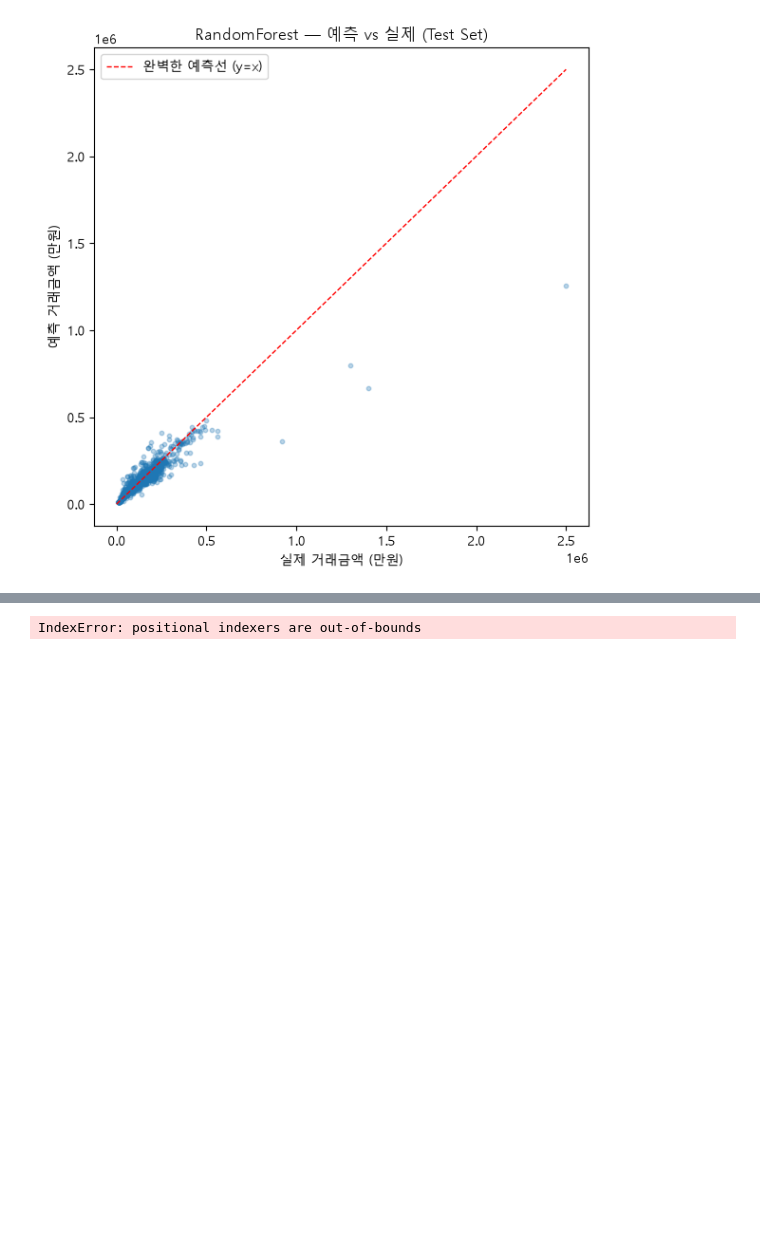
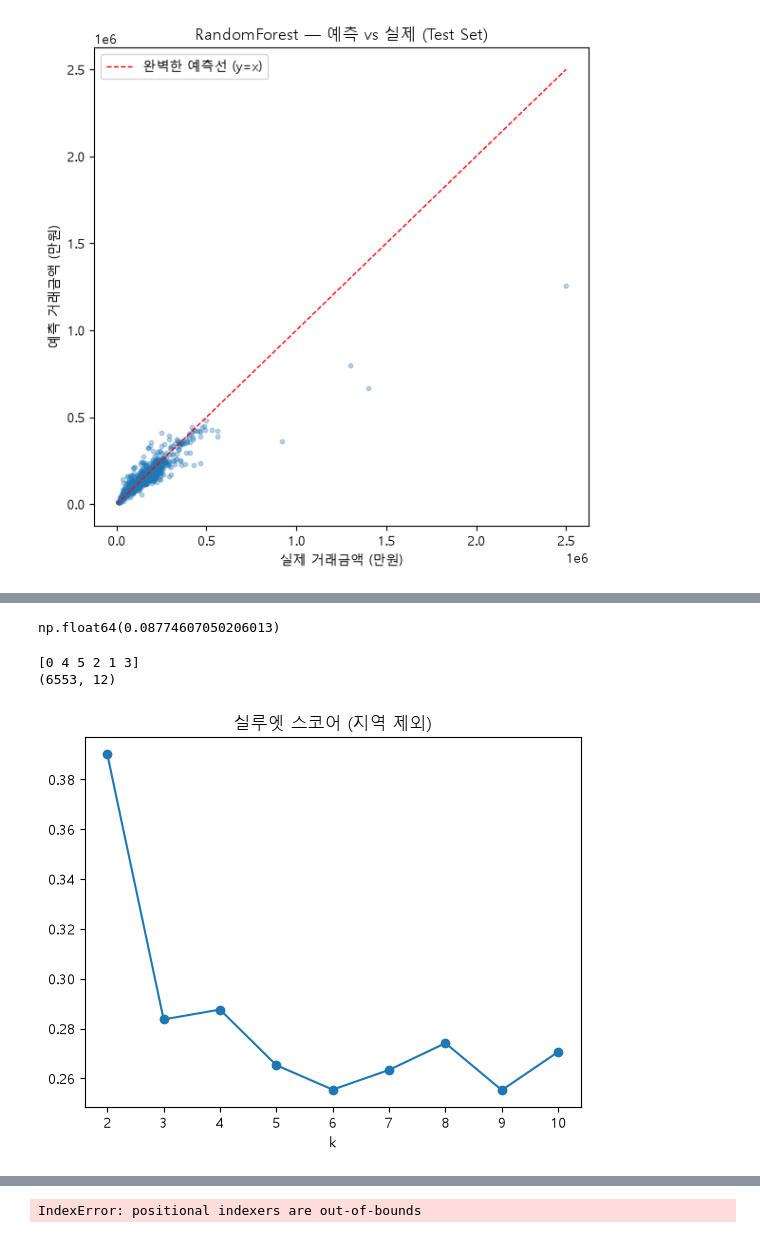
Before and after one commit to Overlay1010/apartment_price, a Jupyter notebook: apartment_price_prediction.ipynb, the cells around one changed output, grey strips where cells are left out. Drawn from its saved outputs; the diff is of its cells as text; code cells hidden in the pictures; blank space fills up the shorter version.

```diff
--- a/apartment_price_prediction.ipynb
+++ b/apartment_price_prediction.ipynb
@@ -454,0 +592,14 @@ print(f"모델 저장 완료: {MODEL_DIR / f'{best_model_name}_apt_price.pkl'}")
+# %%
+region_map = target_regions[["시군구코드", "시군구명"]].drop_duplicates()
+region_map["시군구코드"] = region_map["시군구코드"].astype(str)
+
+df_fe["법정동시군구코드"] = df_fe["법정동시군구코드"].astype(str)
+
+df_fe = df_fe.merge(
+    region_map,
+    left_on="법정동시군구코드",
+    right_on="시군구코드",
+    how="left"
+)
+
+pd.crosstab(df_fe["시군구명"], df_fe["cluster"])
@@ -454,0 +630,32 @@ print(f"모델 저장 완료: {MODEL_DIR / f'{best_model_name}_apt_price.pkl'}")
+# %%
+df_fe["연식"].describe()
+(df_fe["연식"] <= 5).mean()  # 5년 이내 신축 비율
+# %% [output]
+np.float64(0.08774607050206013)
+# %%
+print(df_cluster_encoded["cluster"].unique())
+print(df_cluster_encoded.shape)
+# %% [output]
+[0 4 5 2 1 3]
+(6553, 12)
+# %%
+# 지역 제외, 순수 특성만으로 재군집화
+cluster_features_pure = ["전용면적", "층", "연식", "log_price"]
+df_cluster_pure = df_fe[cluster_features_pure].dropna().copy()
+
+scaler_pure = StandardScaler()
+X_cluster_pure = scaler_pure.fit_transform(df_cluster_pure)
+
+silhouette_list = []
+k_range = range(2, 11)
+for k in k_range:
+    km = KMeans(n_clusters=k, random_state=42, n_init=10)
+    labels = km.fit_predict(X_cluster_pure)
+    silhouette_list.append(silhouette_score(X_cluster_pure, labels))
+
+plt.plot(list(k_range), silhouette_list, marker="o")
+plt.xlabel("k")
+plt.title("실루엣 스코어 (지역 제외)")
+plt.show()
+# %% [output]
+[figure, added]
```
Also changed, not shown: parts of 22 cells of this notebook, 5 other files.
